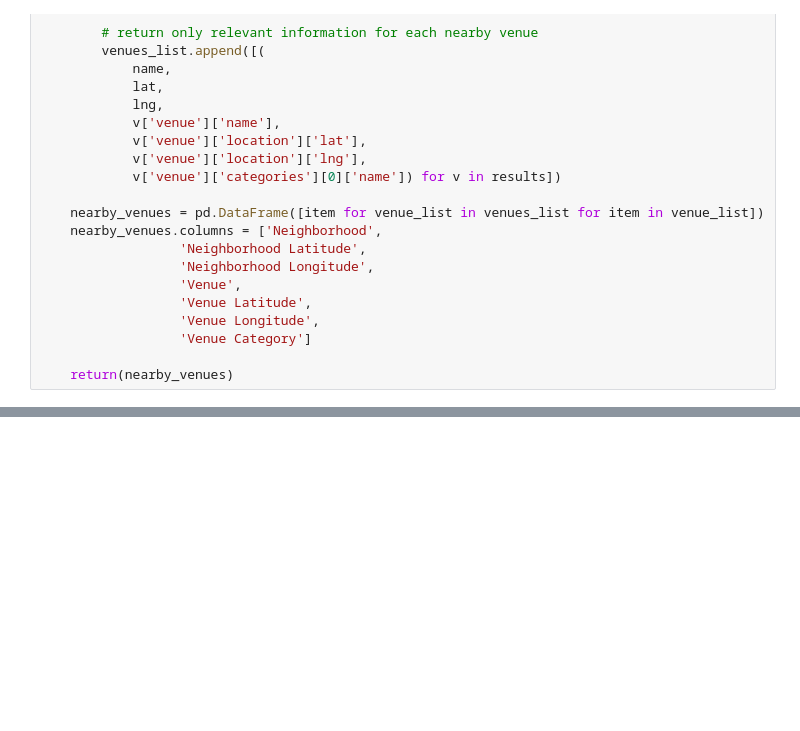
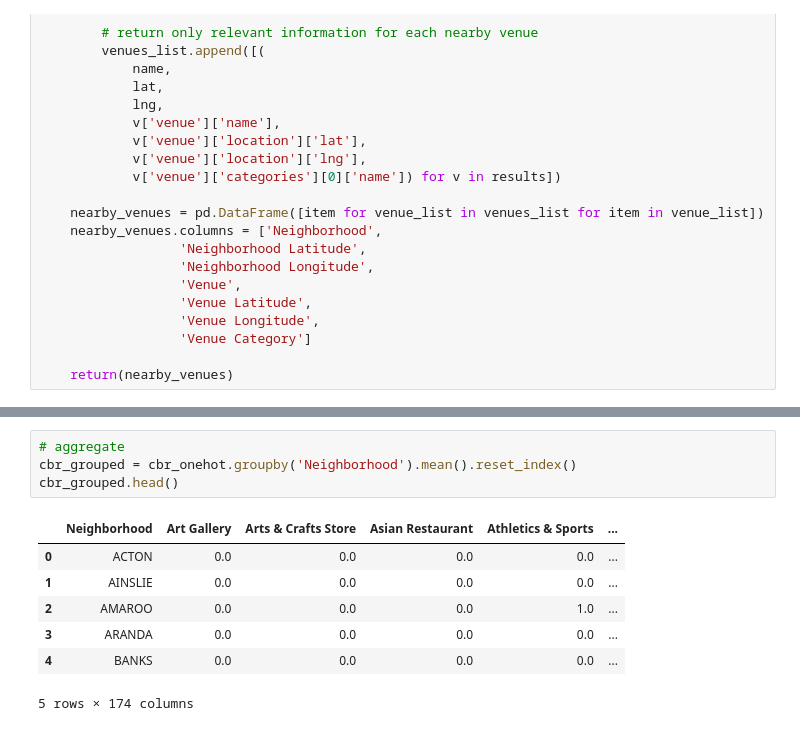
Before and after one commit to nicjlambert/cbr-crime, a Jupyter notebook: cbr-crime.ipynb, the cells around one changed output, grey strips where cells are left out. Cells and saved outputs as stored; diff of their text form; blank space fills up the shorter version.

```diff
--- a/cbr-crime.ipynb
+++ b/cbr-crime.ipynb
@@ -129,0 +225,12 @@ cbr_venues = getNearbyVenues(names=cbr_geo['Neighborhood'],
+# %%
+# aggregate
+cbr_grouped = cbr_onehot.groupby('Neighborhood').mean().reset_index()
+cbr_grouped.head()
+# %% [output]
+|  | Neighborhood | Art Gallery | Arts & Crafts Store | Asian Restaurant | Athletics & Sports | ... |
+| 0 | ACTON | 0.0 | 0.0 | 0.0 | 0.0 | ... |
+| 1 | AINSLIE | 0.0 | 0.0 | 0.0 | 0.0 | ... |
+| 2 | AMAROO | 0.0 | 0.0 | 0.0 | 1.0 | ... |
+| 3 | ARANDA | 0.0 | 0.0 | 0.0 | 0.0 | ... |
+| 4 | BANKS | 0.0 | 0.0 | 0.0 | 0.0 | ... |
+5 rows × 174 columns
```
Also changed, not shown: parts of 13 cells of this notebook.
